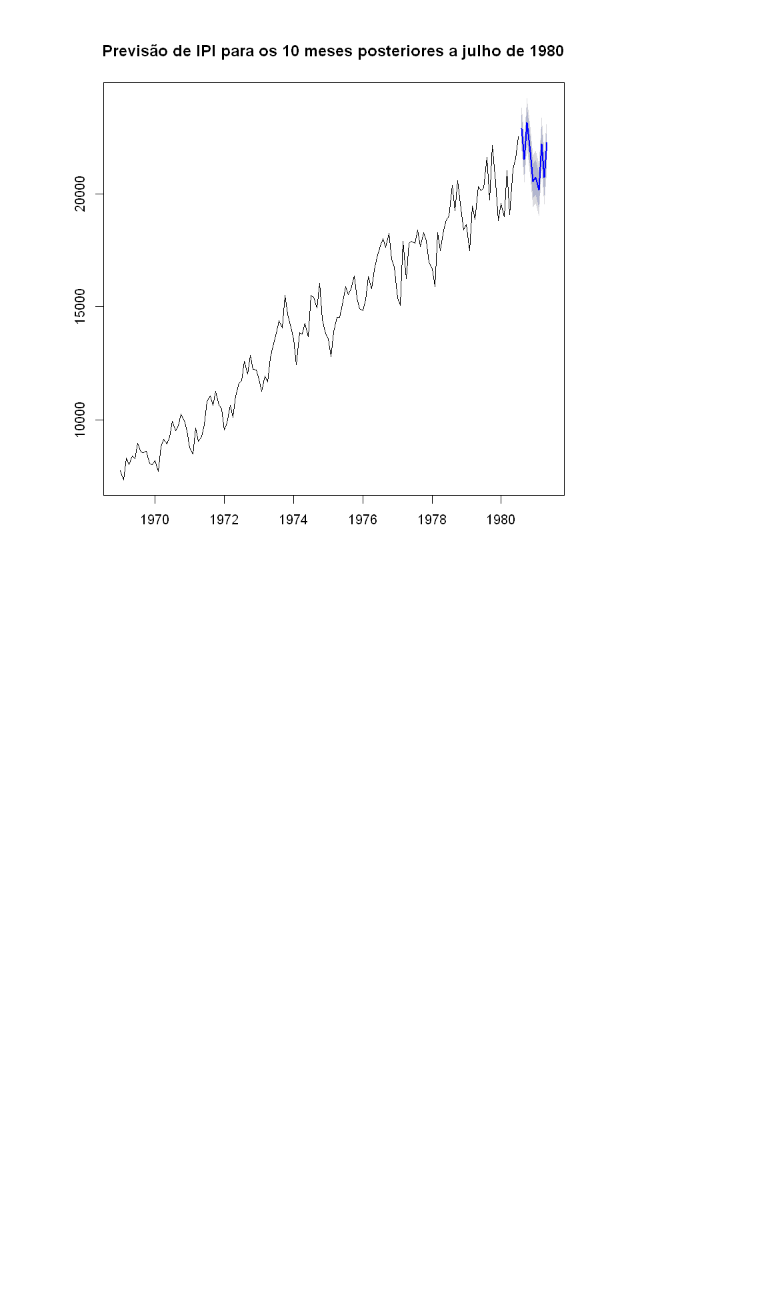
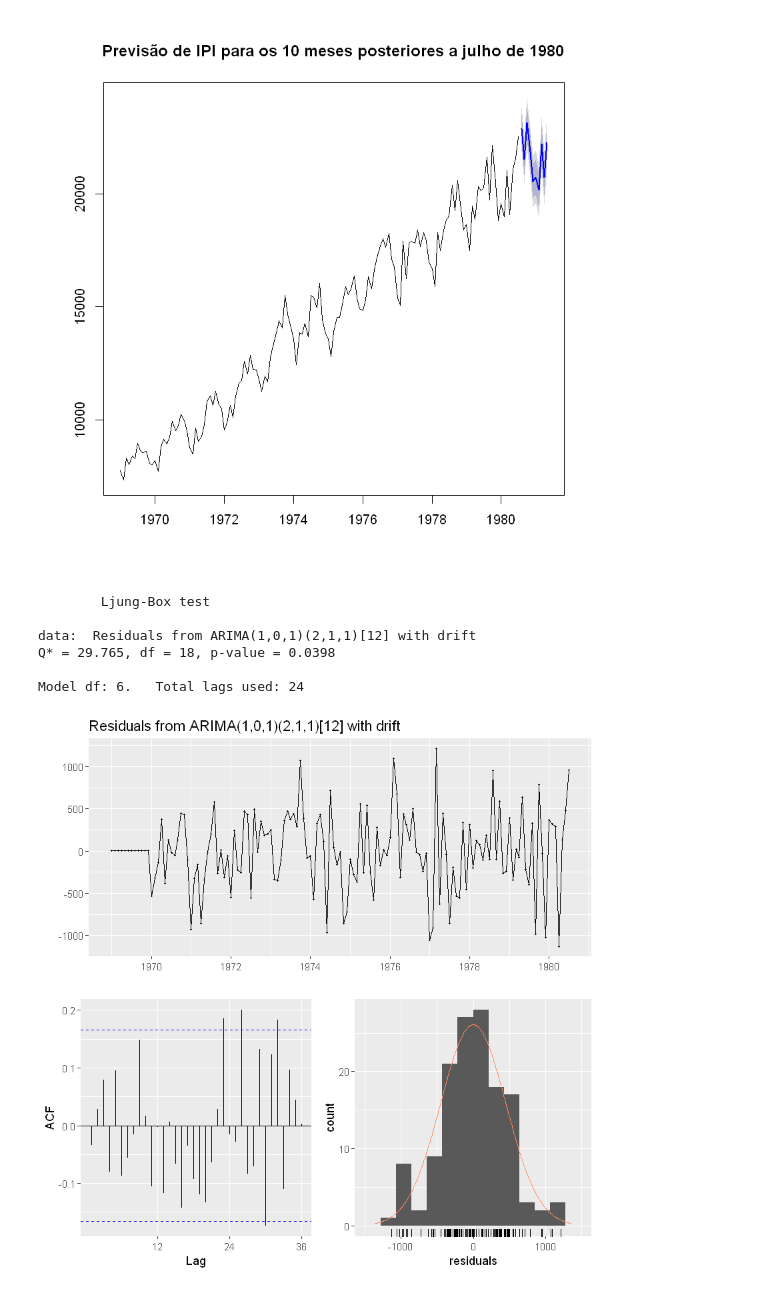
Before and after one commit to marcosferreira220863/TimeSeries_project, a Jupyter notebook: r_time_series_analysis.ipynb, the cells around one changed output. Cells and saved outputs as stored; diff of their text form; code cells hidden in the pictures; blank space fills up the shorter version.

Commit message:
adding the Ljung-Box Test and residuals plots

```diff
--- a/r_time_series_analysis.ipynb
+++ b/r_time_series_analysis.ipynb
@@ -395,3 +395,13 @@ Mar 1981       22198.55 21425.61 22971.49 21016.44 23380.66
 Apr 1981       20711.53 19934.97 21488.08 19523.89 21899.16
 May 1981       22251.30 21472.24 23030.37 21059.83 23442.78
 [figure]
+# %%
+checkresiduals(model)
+# %% [output]
+        Ljung-Box test
+
+data:  Residuals from ARIMA(1,0,1)(2,1,1)[12] with drift
+Q* = 29.765, df = 18, p-value = 0.0398
+
+Model df: 6.   Total lags used: 24
+[figure, added]
```
Also changed, not shown: parts of 2 cells of this notebook.
